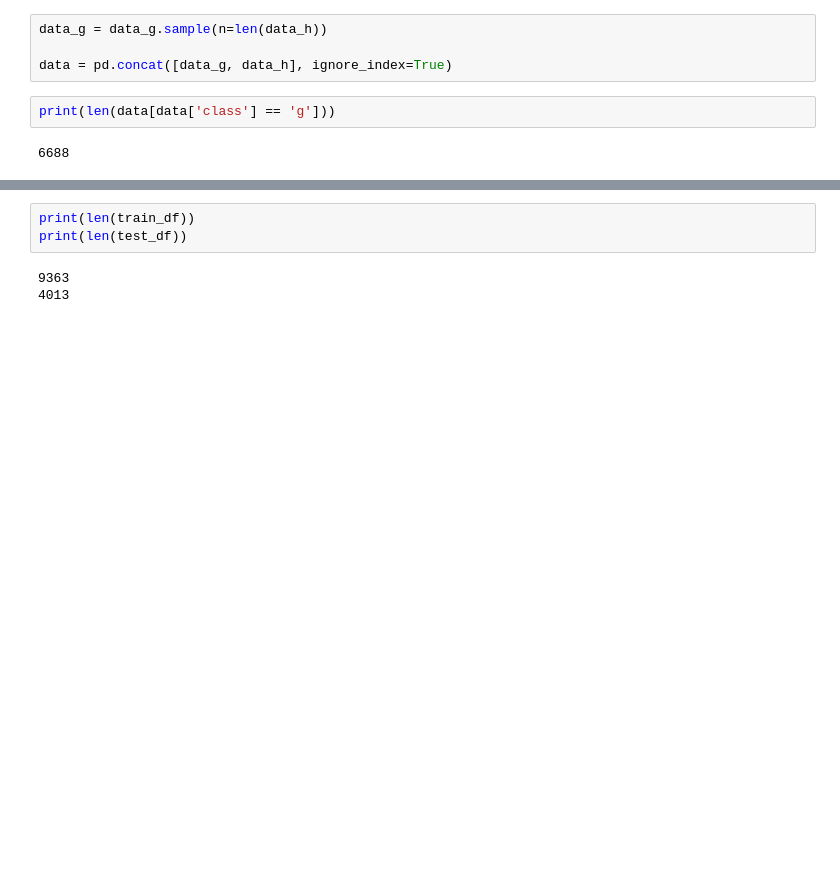
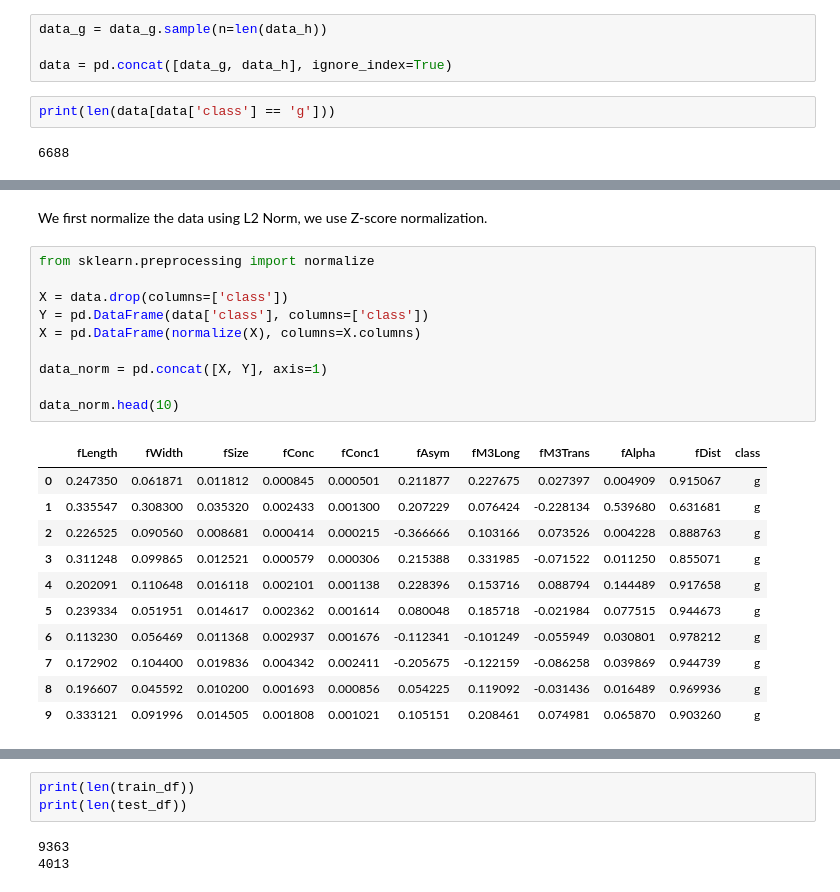
Before and after one commit to ahmednaggar19/data_mining, a Jupyter notebook: Lab3/magic.ipynb, the cells around one changed output, grey strips where cells are left out. Drawn from its saved outputs; the diff is of its cells as text; blank space fills up the shorter version.

```diff
--- a/Lab3/magic.ipynb
+++ b/Lab3/magic.ipynb
@@ -60,0 +96,24 @@ print(len(data[data['class'] == 'g']))
+# %% [markdown]
+We first normalize the data using L2 Norm, we use Z-score normalization.
+# %%
+from sklearn.preprocessing import normalize
+
+X = data.drop(columns=['class'])
+Y = pd.DataFrame(data['class'], columns=['class'])
+X = pd.DataFrame(normalize(X), columns=X.columns)
+
+data_norm = pd.concat([X, Y], axis=1)
+
+data_norm.head(10)
+# %% [output]
+|  | fLength | fWidth | fSize | fConc | fConc1 | fAsym | fM3Long | fM3Trans | fAlpha | fDist | class |
+| 0 | 0.247350 | 0.061871 | 0.011812 | 0.000845 | 0.000501 | 0.211877 | 0.227675 | 0.027397 | 0.004909 | 0.915067 | g |
+| 1 | 0.335547 | 0.308300 | 0.035320 | 0.002433 | 0.001300 | 0.207229 | 0.076424 | -0.228134 | 0.539680 | 0.631681 | g |
+| 2 | 0.226525 | 0.090560 | 0.008681 | 0.000414 | 0.000215 | -0.366666 | 0.103166 | 0.073526 | 0.004228 | 0.888763 | g |
+| 3 | 0.311248 | 0.099865 | 0.012521 | 0.000579 | 0.000306 | 0.215388 | 0.331985 | -0.071522 | 0.011250 | 0.855071 | g |
+| 4 | 0.202091 | 0.110648 | 0.016118 | 0.002101 | 0.001138 | 0.228396 | 0.153716 | 0.088794 | 0.144489 | 0.917658 | g |
+| 5 | 0.239334 | 0.051951 | 0.014617 | 0.002362 | 0.001614 | 0.080048 | 0.185718 | -0.021984 | 0.077515 | 0.944673 | g |
+| 6 | 0.113230 | 0.056469 | 0.011368 | 0.002937 | 0.001676 | -0.112341 | -0.101249 | -0.055949 | 0.030801 | 0.978212 | g |
+| 7 | 0.172902 | 0.104400 | 0.019836 | 0.004342 | 0.002411 | -0.205675 | -0.122159 | -0.086258 | 0.039869 | 0.944739 | g |
+| 8 | 0.196607 | 0.045592 | 0.010200 | 0.001693 | 0.000856 | 0.054225 | 0.119092 | -0.031436 | 0.016489 | 0.969936 | g |
+| 9 | 0.333121 | 0.091996 | 0.014505 | 0.001808 | 0.001021 | 0.105151 | 0.208461 | 0.074981 | 0.065870 | 0.903260 | g |
```
Also changed, not shown: parts of 34 cells of this notebook, 2 other files.
